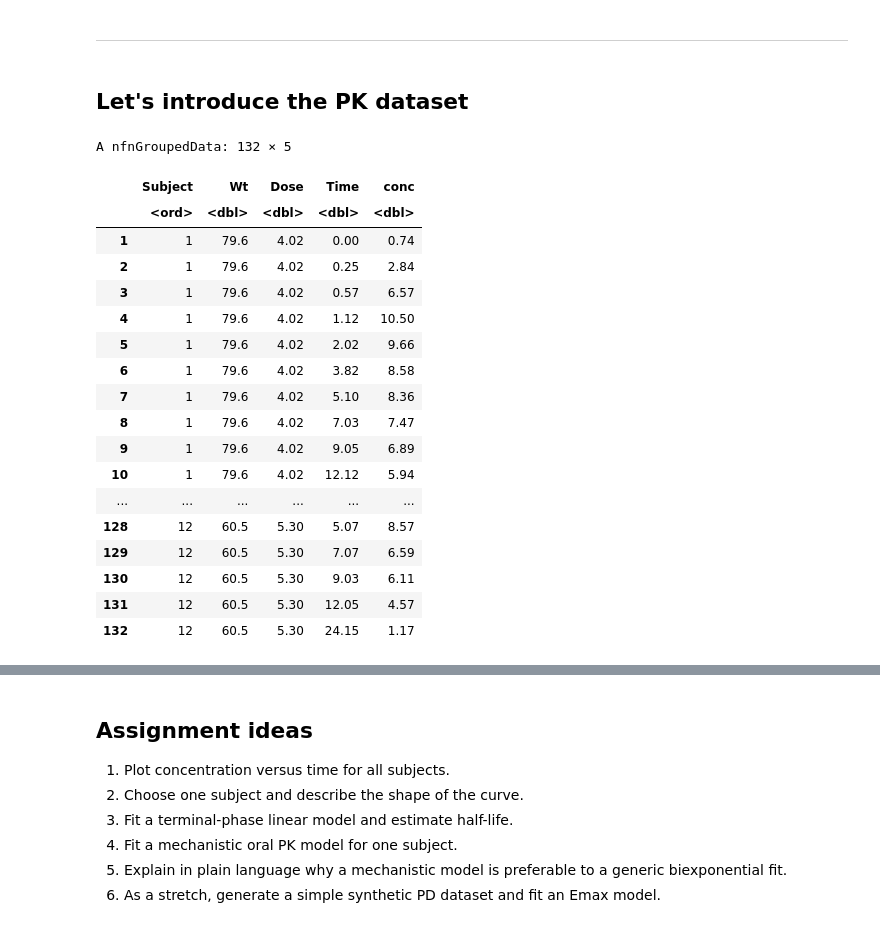
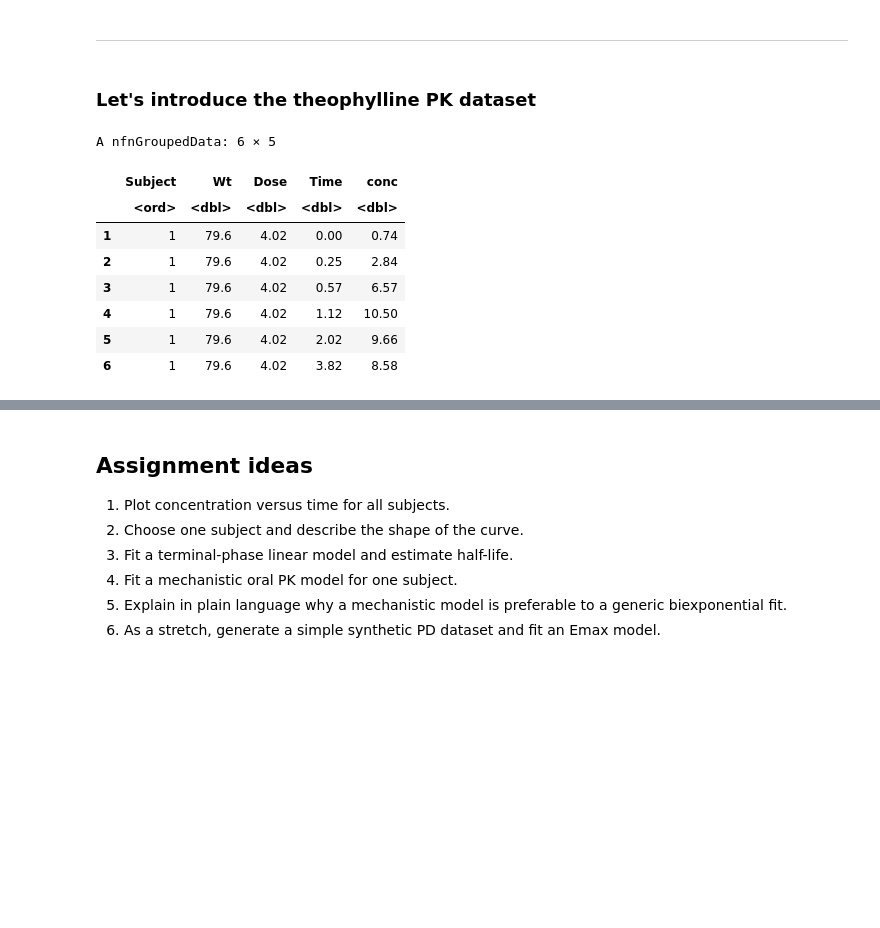
Before and after one commit to aelmokadem/uconn-systems-biology-fall2026, a Jupyter notebook: pkpd-lecture.ipynb, the cells around one changed output, grey strips where cells are left out. Saved outputs shown, nothing was run; the diff lists cells and outputs as text; code cells hidden in the pictures; blank space fills up the shorter version.

```diff
--- a/pkpd-lecture.ipynb
+++ b/pkpd-lecture.ipynb
@@ -52,28 +114,18 @@ where **CL** is clearance and **V** is apparent volume of distribution.
 # %% [markdown]
 ---
 # %% [markdown]
-## Let's introduce the PK dataset
+### Let's introduce the theophylline PK dataset
 # %%
-Theoph
+head(Theoph)
 # %% [output]
-A nfnGroupedData: 132 × 5
+A nfnGroupedData: 6 × 5
 |  | Subject | Wt | Dose | Time | conc |
 |  | <ord> | <dbl> | <dbl> | <dbl> | <dbl> |
 | 1 | 1 | 79.6 | 4.02 | 0.00 | 0.74 |
 | 2 | 1 | 79.6 | 4.02 | 0.25 | 2.84 |
 | 3 | 1 | 79.6 | 4.02 | 0.57 | 6.57 |
 | 4 | 1 | 79.6 | 4.02 | 1.12 | 10.50 |
 | 5 | 1 | 79.6 | 4.02 | 2.02 | 9.66 |
 | 6 | 1 | 79.6 | 4.02 | 3.82 | 8.58 |
-| 7 | 1 | 79.6 | 4.02 | 5.10 | 8.36 |
-| 8 | 1 | 79.6 | 4.02 | 7.03 | 7.47 |
-| 9 | 1 | 79.6 | 4.02 | 9.05 | 6.89 |
-| 10 | 1 | 79.6 | 4.02 | 12.12 | 5.94 |
-| ... | ... | ... | ... | ... | ... |
-| 128 | 12 | 60.5 | 5.30 | 5.07 | 8.57 |
-| 129 | 12 | 60.5 | 5.30 | 7.07 | 6.59 |
-| 130 | 12 | 60.5 | 5.30 | 9.03 | 6.11 |
-| 131 | 12 | 60.5 | 5.30 | 12.05 | 4.57 |
-| 132 | 12 | 60.5 | 5.30 | 24.15 | 1.17 |
 # %%
 library(ggplot2)
```
Also changed, not shown: parts of 44 cells of this notebook, 6 other files.
